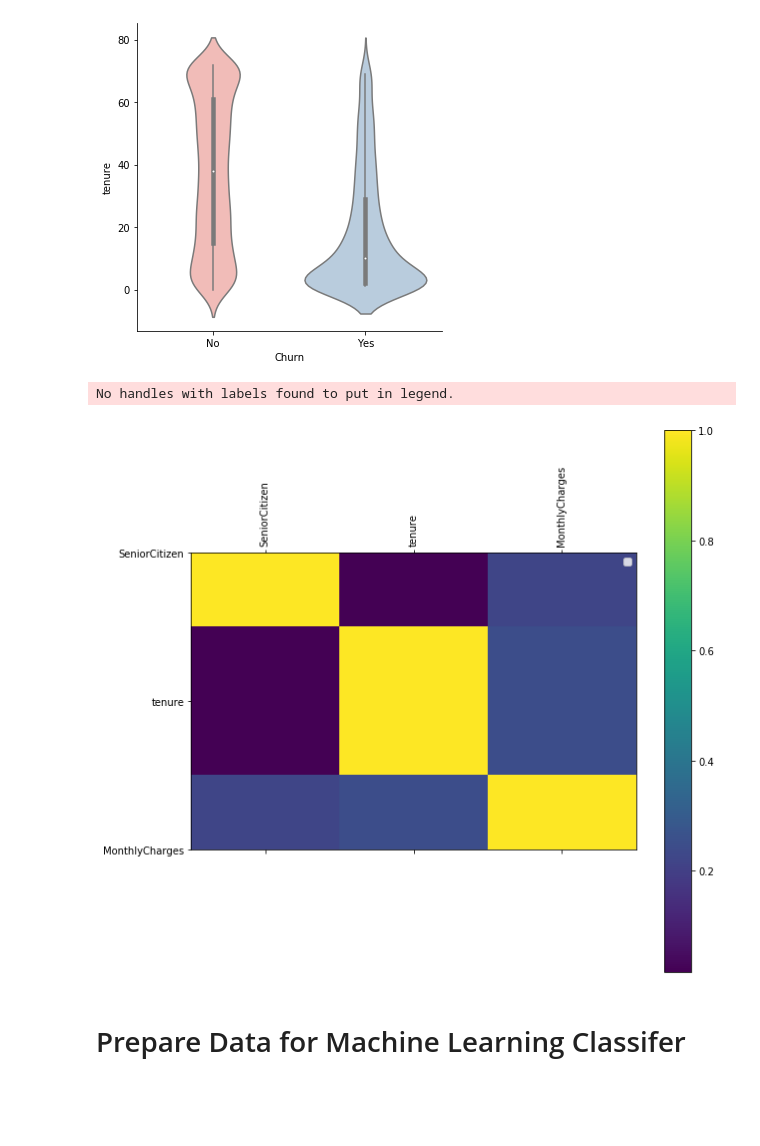
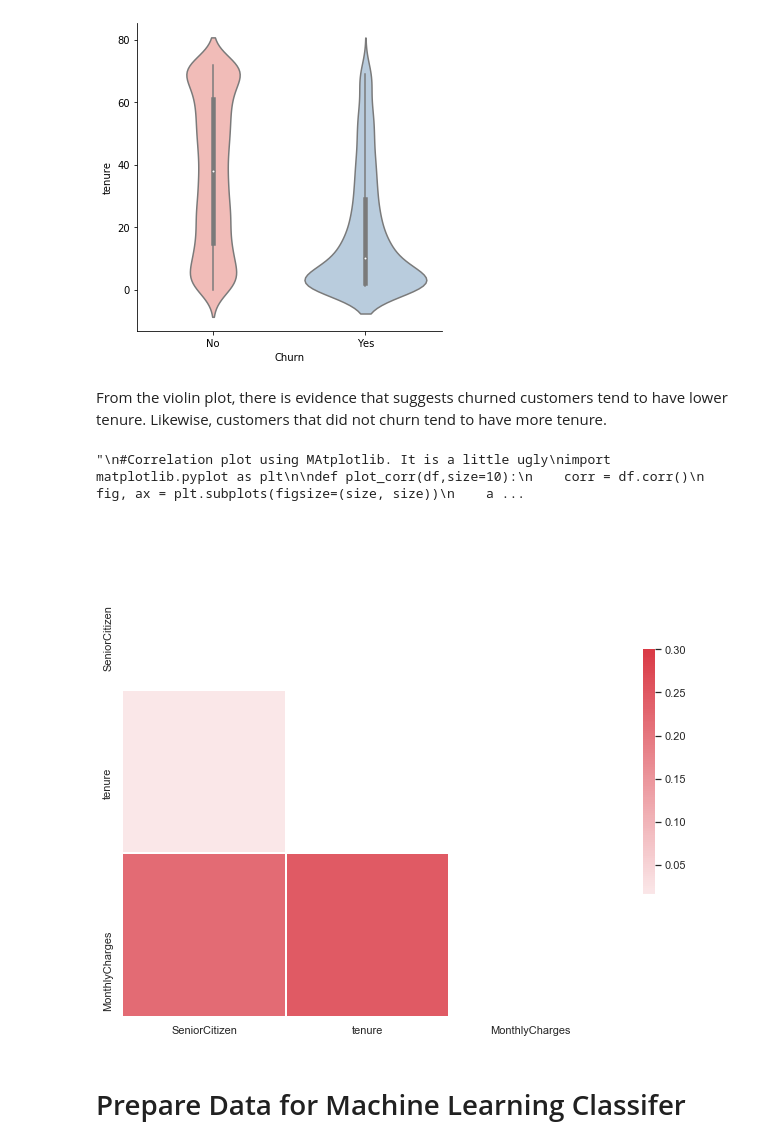
Before and after one commit to waldo102/Customer-Churn-Classification, a Jupyter notebook: customer_churn_classification.ipynb, the cells around one changed output. Drawn from its saved outputs; the diff is of its cells as text; code cells hidden in the pictures; blank space fills up the shorter version.

Commit message:
update correlation matrix, model implementation

```diff
--- a/customer_churn_classification.ipynb
+++ b/customer_churn_classification.ipynb
@@ -213,29 +213,50 @@ From the violin chart, we see there are more customers with a higher monthly cha
 g = sns.catplot(x="Churn", y = "tenure",data = churn_df, kind="violin", palette = "Pastel1")
 # %% [output]
 [figure]
+# %% [markdown]
+From the violin plot, there is evidence that suggests churned customers tend to have lower tenure. Likewise, customers that did not churn tend to have more tenure.
 # %%
 # Correlation plot doesn't end up being too informative
 import matplotlib.pyplot as plt
+import numpy as np
+sns.set(style="white")
+
+#Compute correlation matrix
+corr_df = churn_df.corr()
+
+#Generate a mask for the upper-triangle
+mask = np.triu(np.ones_like(corr_df, dtype=np.bool))
+
+#Set up matplotlib figure
+f, ax = plt.subplots(figsize=(11,9))
+
+#Generate custom diverging colormap
+cmap = sns.diverging_palette(220,10, as_cmap=True)
+
+#Draw heatmap
+sns.heatmap(corr_df, mask=mask, cmap=cmap, vmax= 0.3, center=0,
+           square=True, linewidths= 0.5, cbar_kws={"shrink": 0.5})
+
+
+'''
+#Correlation plot using MAtplotlib. It is a little ugly
+import matplotlib.pyplot as plt
 
 def plot_corr(df,size=10):
-    '''Function plots a graphical correlation matrix for each pair of columns in the dataframe.
-
-    Input:
-        df: pandas DataFrame
-        size: vertical and horizontal size of the plot'''
-
     corr = df.corr()
     fig, ax = plt.subplots(figsize=(size, size))
     ax.legend()
     cax = ax.matshow(corr)
     fig.colorbar(cax)
     plt.xticks(range(len(corr.columns)), corr.columns, rotation='vertical')
     plt.yticks(range(len(corr.columns)), corr.columns)
 
 plot_corr(churn_df)
+
+'''
 # %% [output]
-No handles with labels found to put in legend.
+"\n#Correlation plot using MAtplotlib. It is a little ugly\nimport matplotlib.pyplot as plt\n\ndef plot_corr(df,size=10):\n    corr = df.corr()\n    fig, ax = plt.subplots(figsize=(size, size))\n    a ...
-[figure, old version]
+[figure, new version]
 # %% [markdown]
 # Prepare Data for Machine Learning Classifer
 # %%
```
Also changed, not shown: parts of 28 cells of this notebook.
